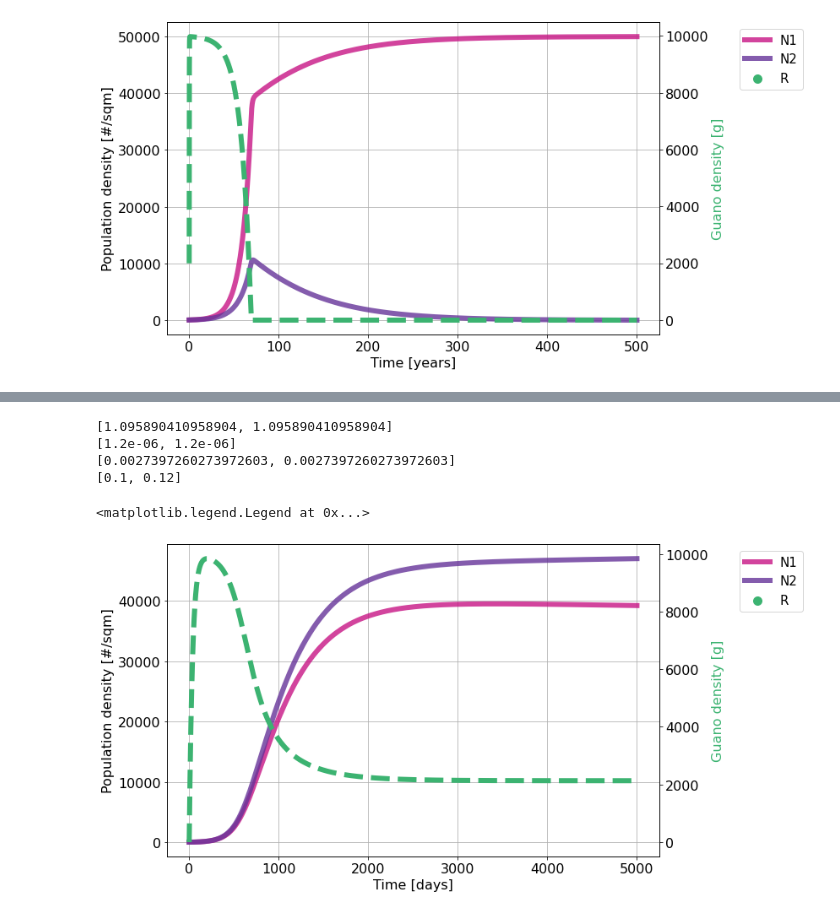
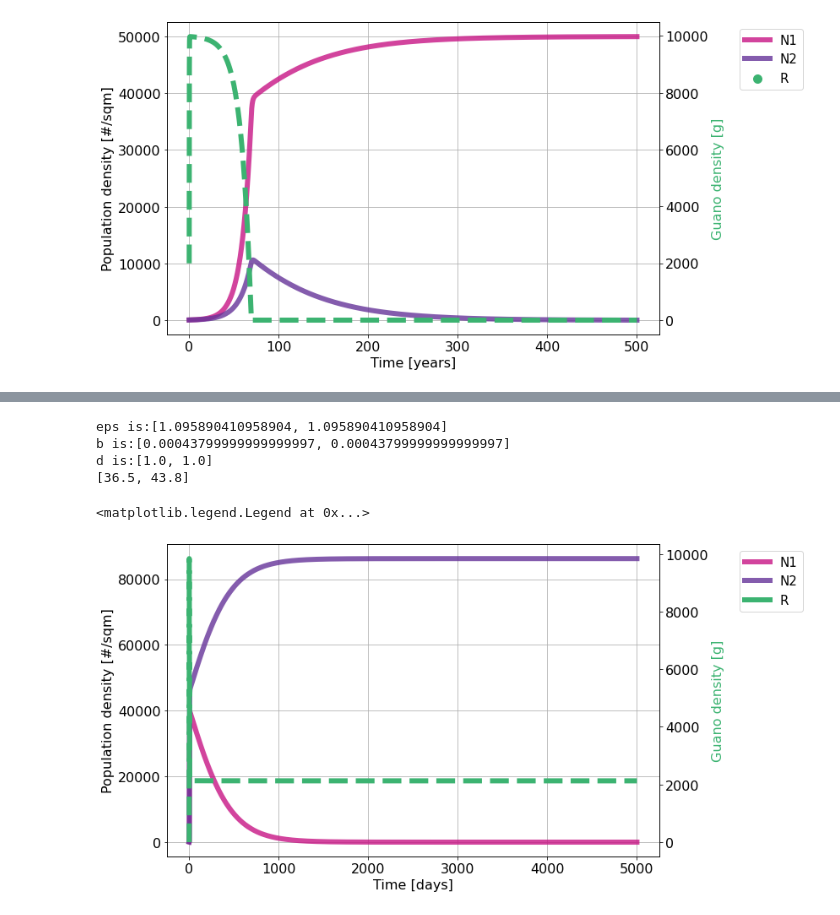
Before and after one commit to chrberrig/MatBio, a Jupyter notebook: simulations/4_competition.ipynb, the cells around one changed output, grey strips where cells are left out. Drawn from its saved outputs; the diff is of its cells as text; code cells hidden in the pictures.

```diff
--- a/simulations/4_competition.ipynb
+++ b/simulations/4_competition.ipynb
@@ -136,14 +228,15 @@ print(sol[2].tolist())
 # %%
-def deriv(state, t, *params):
-    eps, bs, ds, c_max, r, K, nR = params
+def deriv2(state, t, *params):
+    eps, bs, ds, c_max, rs, K, nR = params
     Rs, Ns = state[:nR], state[nR:]
 
     R_char = lambda j: np.sum([bs[j][i]*Rs[i] for i in range(len(Rs))])
+
     C = lambda j: R_char(j)*c_max[j]/(R_char(j) + c_max[j])
 
     dR_dt = np.zeros(len(Rs))
     for iR, R in enumerate(Rs):
-        dR_dt[iR] = r*(K - R) - sum(C(j)*Ns[j] for j in range(len(Ns)))
+        dR_dt[iR] = rs[iR]*(K - R) - sum(C(j)*Ns[j] for j in range(len(Ns)))
 
     dN_dt = np.zeros(len(Ns))
     for iN, N in enumerate(Ns):
@@ -177,5 +300,5 @@ ax2.plot(t, N2*V)# , label="R", color = 'mediumseagreen', linestyle="--")
 # %%
-# I turned r and d into units [1/day]
+# I turned r and d into units [1/yr]
 # I also reduced B A LOT LOT LOT
 # now it works!
 
@@ -188,28 +311,28 @@ feed_yr = feed_quant*feed_freq*yr # g/yr
 
 offspring = 4 # offspr/(beetle*yr)
 eps = [offspring/feed_yr]*2 # 1/g  # Unit: [#N/g]
-print(eps)
+print(f'eps is:{eps}')
 #eps = [0.5, 0.5]
 #print(eps)
 
 bs = [0.0000012, 0.0000012] # sqm /(day*beetle)
-#bs = [yr*i for i in bs] # sqm /(yr*beetle) # Unit: [sqm/(year*#N)]
-print(bs)
+bs = [yr*i for i in bs] # sqm /(yr*beetle) # Unit: [sqm/(year*#N)]
+print(f'b is:{bs}')
 
 
-#ds = [1.]*2 #  (lifespan 1 yr) # Unit: [1/yr]
-ds = [1/yr, 1/yr]  # Unit: [1/day]
-print(ds)
+ds = [1.]*2 #  (lifespan 1 yr) # Unit: [1/yr]
+#ds = [1/yr, 1/yr]  # Unit: [1/day]
+print(f'd is:{ds}')
 
 c_maxs = [0.1, 0.12] # g/(beetle*day)
-#c_maxs = [yr*i for i in c_maxs] # g/(beetle*yr) # Unit: [g/(year*#N)]
+c_maxs = [yr*i for i in c_maxs] # g/(beetle*yr) # Unit: [g/(year*#N)]
 print(c_maxs)
 
 # r1 = 365 # Unit: [1/yr]
 # r2 = 0.5
 
-#r = 10 # Unit: [1/yr]
-r = 10/yr  # Unit: [1/day]
+r = 10 # Unit: [1/yr]
+#r = 10/yr  # Unit: [1/day]
 K = 10000 # Unit: [g/sqm]
 
 
@@ -222,36 +345,36 @@ V = 20 # Unit: [sqm]
     # r: [1/yr], b: [sqm/(year*#N)], cmax: [g/(year*#N)], d: [1/yr], eps: [#N/g]
 
 
 init_state = [0, 50, 50]
 t = np.linspace(0, 5000, 100000)
 params = (eps, bs, ds, c_maxs, r, K, nR )
 
 # deriv(init_state, t, *params)
 
 sol = odeint(deriv, init_state, t, params).T
 R, N1, N2 = sol
 
 
 
 fig, ax1 = plt.subplots(1,1, figsize=(12, 6), tight_layout=True)
 ax2 = ax1.twinx()
 #ax1.set_ylim(0, 5000)
 ax1.grid()
 
 ax2.plot(t, R, label="R", color = 'mediumseagreen', linestyle="--")
 ax1.plot(t, N1, label="N1", color = 'mediumvioletred', alpha=0.8)
 ax1.plot(t, N2, label="N2", color = 'rebeccapurple', alpha=0.8)
-ax1.scatter([], [], s=100, label="R", color = 'mediumseagreen')
+ax1.plot([], [], label="R", color = 'mediumseagreen')
 
 ax1.set_ylabel('Population density [#/sqm]')
 ax2.set_ylabel('Guano density [g]', color = 'mediumseagreen')
 ax1.set_xlabel('Time [days]')
 
 ax1.legend(bbox_to_anchor=(1.15, 1), loc=2, borderaxespad=0.5, fontsize=15)
 # %% [output]
-[1.095890410958904, 1.095890410958904]
-[1.2e-06, 1.2e-06]
-[0.0027397260273972603, 0.0027397260273972603]
-[0.1, 0.12]
+eps is:[1.095890410958904, 1.095890410958904]
+b is:[0.00043799999999999997, 0.00043799999999999997]
+d is:[1.0, 1.0]
+[36.5, 43.8]
 <matplotlib.legend.Legend at 0x...>
-[figure, old version]
+[figure, new version]
```
Also changed, not shown: parts of 6 cells of this notebook.
